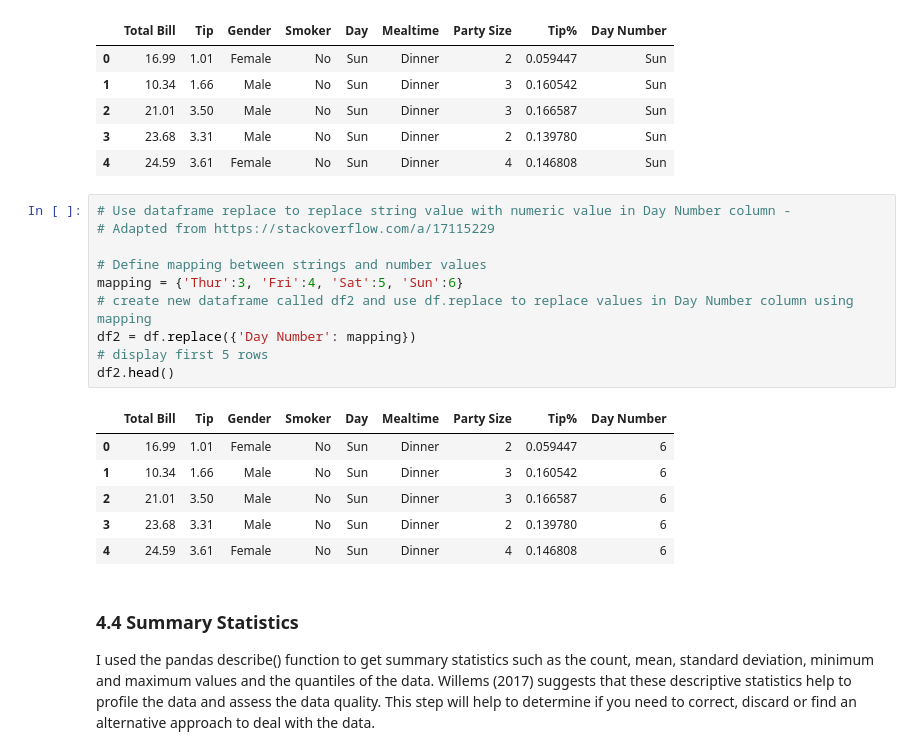
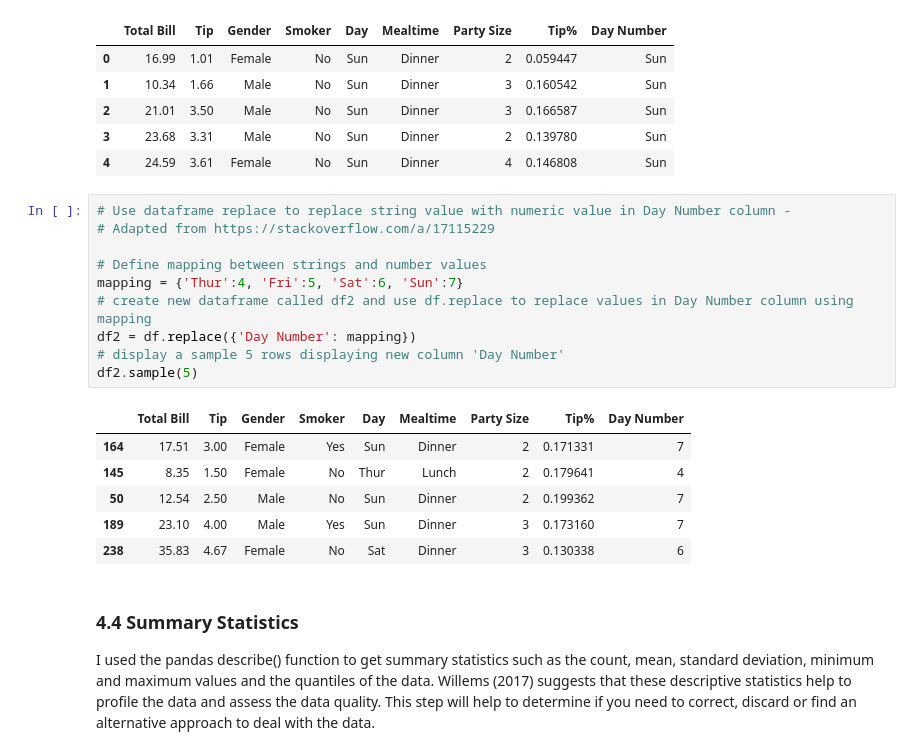
Before and after one commit to pcaulfie/fundamentals-project, a Jupyter notebook: Fundamentals of Data Analysis.ipynb, the cells around one changed output. Saved outputs shown, nothing was run; the diff lists cells and outputs as text.

Commit message:
added / revised comments and inserted missing references, numbered sections and edited the group by operations code

```diff
--- a/Fundamentals of Data Analysis.ipynb
+++ b/Fundamentals of Data Analysis.ipynb
@@ -155,20 +156,20 @@ df.head() # display first five rows
 # %%
 # Use dataframe replace to replace string value with numeric value in Day Number column -
 # Adapted from https://stackoverflow.com/a/17115229
 
 # Define mapping between strings and number values
-mapping = {'Thur':3, 'Fri':4, 'Sat':5, 'Sun':6}
+mapping = {'Thur':4, 'Fri':5, 'Sat':6, 'Sun':7}
 # create new dataframe called df2 and use df.replace to replace values in Day Number column using mapping
 df2 = df.replace({'Day Number': mapping})
-# display first 5 rows
-df2.head()
+# display a sample 5 rows displaying new column 'Day Number'
+df2.sample(5)
 # %% [output]
 |  | Total Bill | Tip | Gender | Smoker | Day | Mealtime | Party Size | Tip% | Day Number |
-| 0 | 16.99 | 1.01 | Female | No | Sun | Dinner | 2 | 0.059447 | 6 |
-| 1 | 10.34 | 1.66 | Male | No | Sun | Dinner | 3 | 0.160542 | 6 |
-| 2 | 21.01 | 3.50 | Male | No | Sun | Dinner | 3 | 0.166587 | 6 |
-| 3 | 23.68 | 3.31 | Male | No | Sun | Dinner | 2 | 0.139780 | 6 |
-| 4 | 24.59 | 3.61 | Female | No | Sun | Dinner | 4 | 0.146808 | 6 |
+| 164 | 17.51 | 3.00 | Female | Yes | Sun | Dinner | 2 | 0.171331 | 7 |
+| 145 | 8.35 | 1.50 | Female | No | Thur | Lunch | 2 | 0.179641 | 4 |
+| 50 | 12.54 | 2.50 | Male | No | Sun | Dinner | 2 | 0.199362 | 7 |
+| 189 | 23.10 | 4.00 | Male | Yes | Sun | Dinner | 3 | 0.173160 | 7 |
+| 238 | 35.83 | 4.67 | Female | No | Sat | Dinner | 3 | 0.130338 | 6 |
 # %% [markdown]
 ### 4.4 Summary Statistics
 I used the pandas describe() function to get summary statistics such as the count, mean, standard deviation, minimum and maximum values and the quantiles of the data. Willems (2017) suggests that these descriptive statistics help to profile the data and assess the data quality. This step will help to determine if you need to correct, discard or find an alternative approach to deal with the data.
```
Also changed, not shown: parts of 20 cells of this notebook.
